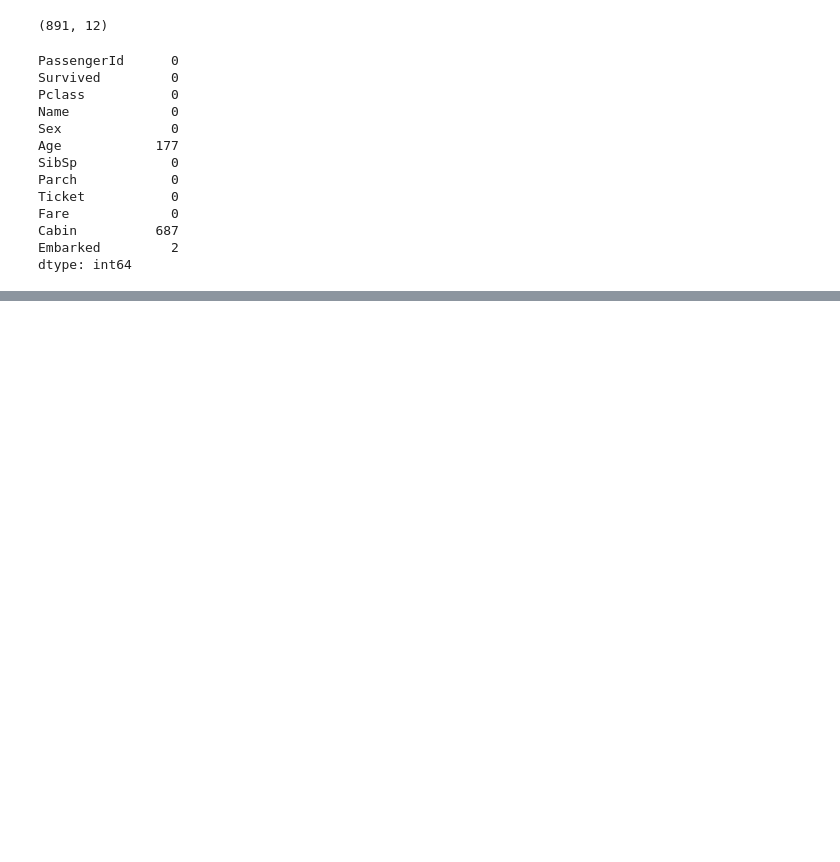
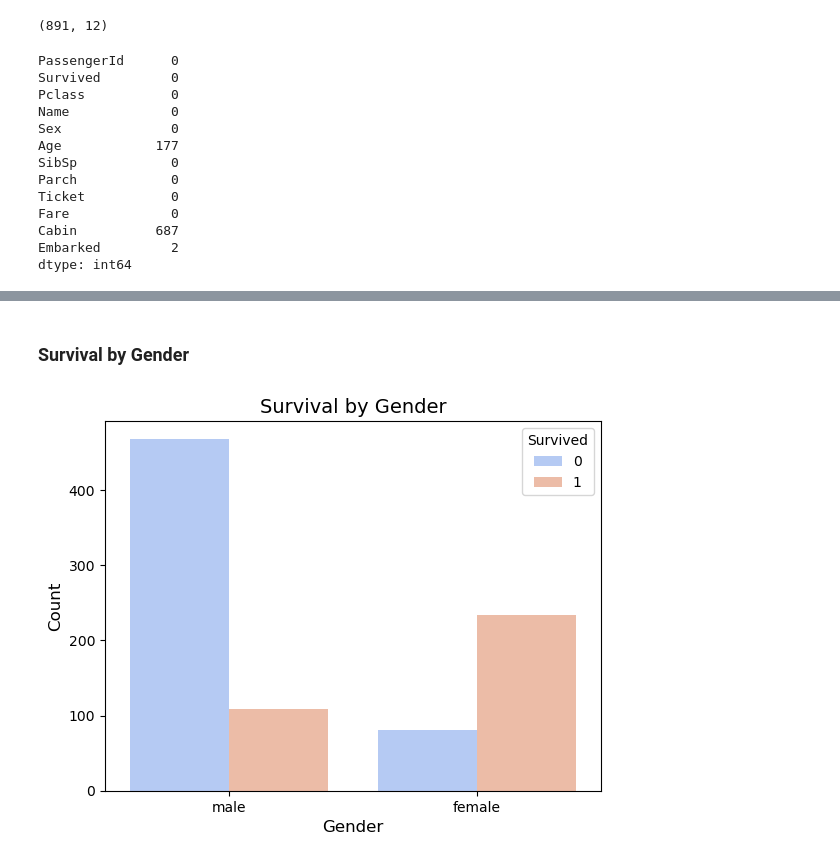
Before and after one commit to kajal-Prajapati123/titanic-eda-analysis-task5, a Jupyter notebook: EXPLORATORY DATA ANALYSIS.ipynb, the cells around one changed output, grey strips where cells are left out. Saved outputs shown, nothing was run; the diff lists cells and outputs as text; code cells hidden in the pictures; blank space fills up the shorter version.

```diff
--- a/EXPLORATORY DATA ANALYSIS.ipynb
+++ b/EXPLORATORY DATA ANALYSIS.ipynb
@@ -86,0 +98,11 @@ df.drop(columns = ["Cabin"])
+# %% [markdown]
+### Survival by Gender
+# %%
+sns.countplot(x='Sex', hue='Survived', data=df, palette='coolwarm')
+plt.title("Survival by Gender", fontsize=14)
+plt.xlabel("Gender", fontsize=12)
+plt.ylabel("Count", fontsize=12)
+plt.legend(title='Survived')
+plt.show()
+# %% [output]
+[figure, added]
```
Also changed, not shown: parts of 9 cells of this notebook.
